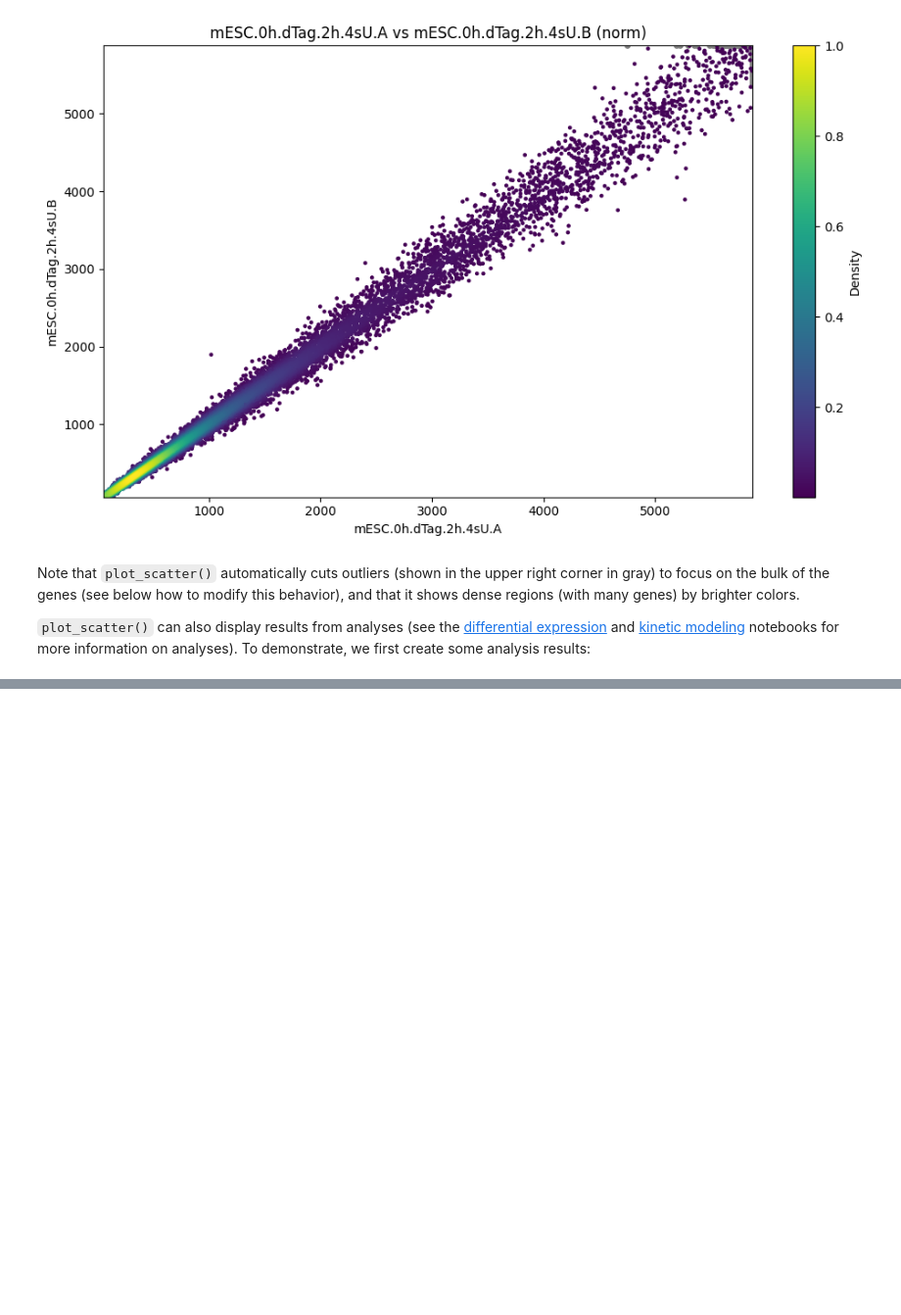
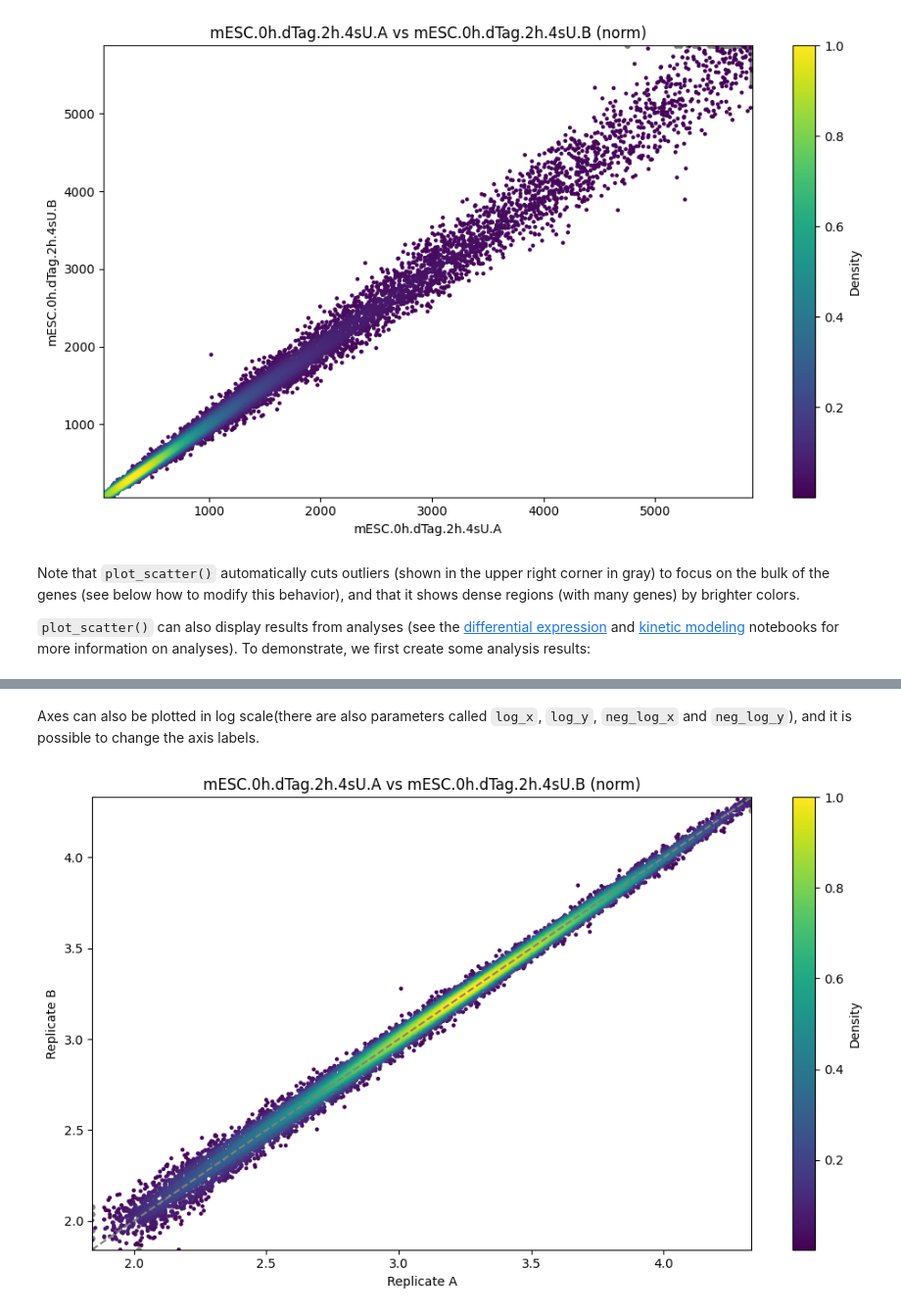
Before and after one commit to maus2310/GrandPy, a Jupyter notebook: docs/notebooks/notebook_05_plotting.ipynb, the cells around one changed output, grey strips where cells are left out. Shown at 98% size. Cells and saved outputs as stored; diff of their text form; code cells hidden in the pictures; blank space fills up the shorter version.

```diff
--- a/docs/notebooks/notebook_05_plotting.ipynb
+++ b/docs/notebooks/notebook_05_plotting.ipynb
@@ -221,0 +200,6 @@ ValueError: x is not a valid expression.
+# %% [markdown]
+Axes can also be plotted in log scale(there are also parameters called `log_x`, `log_y`, `neg_log_x` and `neg_log_y`), and it is possible to change the axis labels.
+# %%
+gp.plot_scatter(banp, x="mESC.0h.dTag.2h.4sU.A", y="mESC.0h.dTag.2h.4sU.B", x_axis_label="Replicate A", y_axis_label="Replicate B", log=True, diagonal=True)
+# %% [output]
+[figure, added]
```
Also changed, not shown: parts of 4 cells of this notebook, 2 other files.
